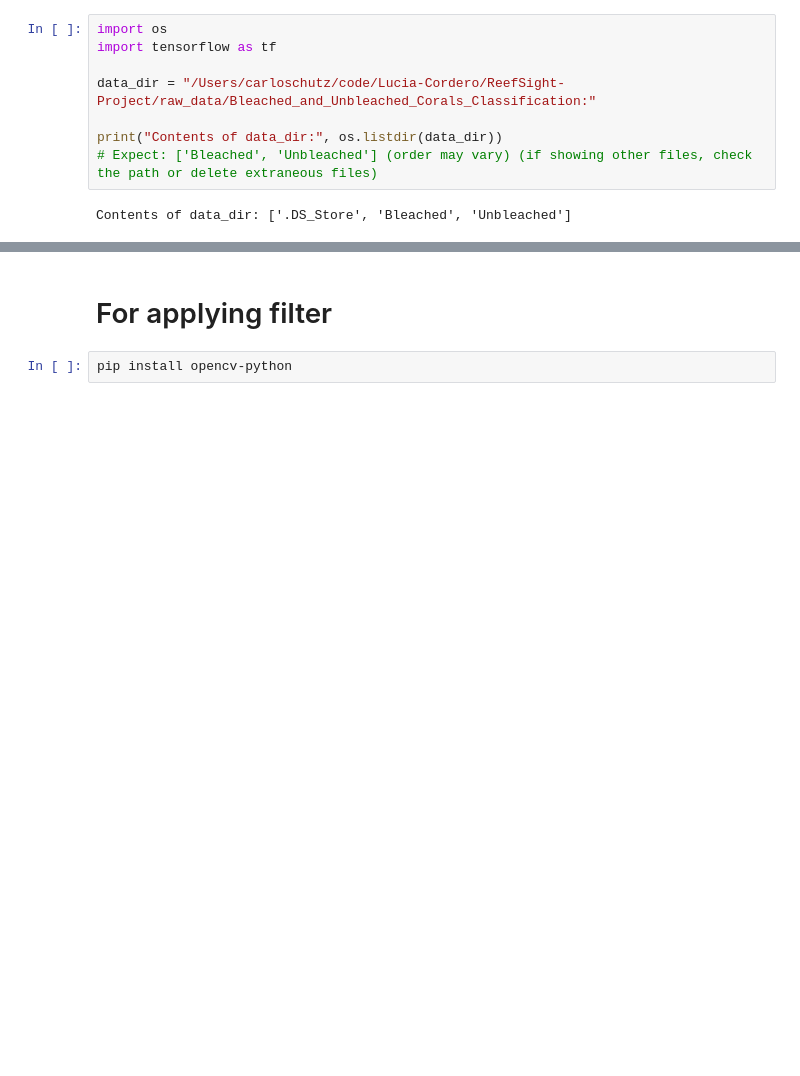
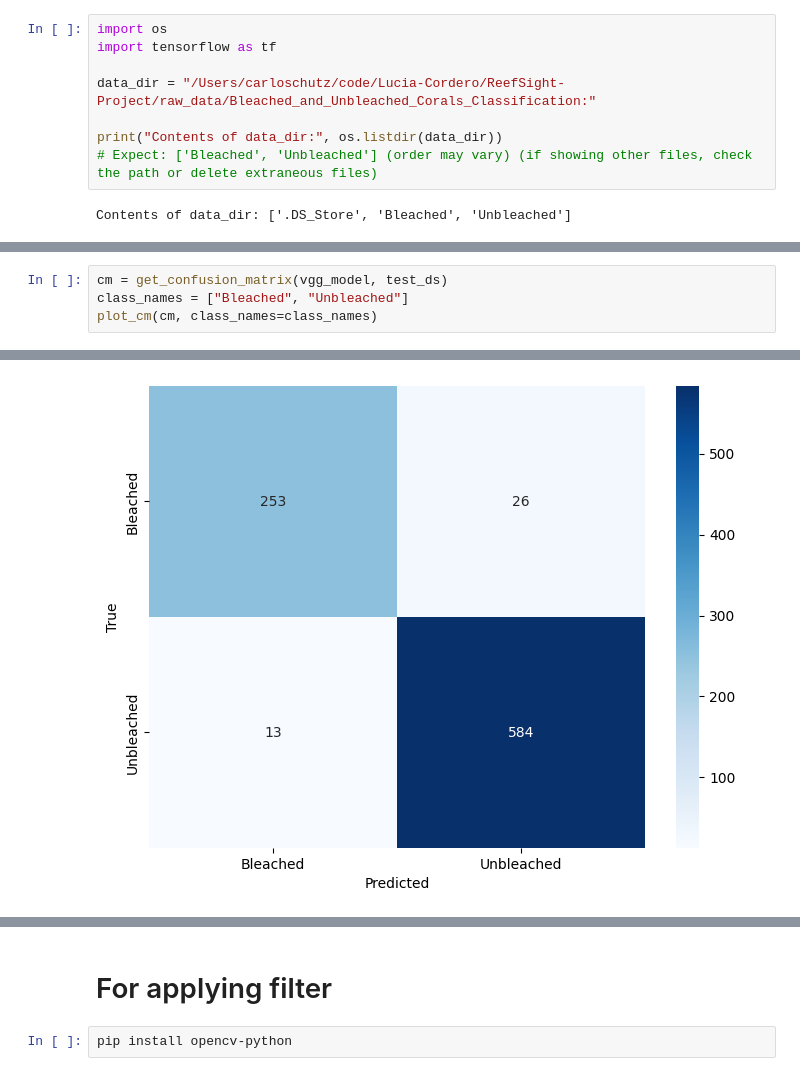
Before and after one commit to Lucia-Cordero/ReefSight-Project, a Jupyter notebook: notebooks/vgg16_baseline_image_model.ipynb, the cells around one changed output, grey strips where cells are left out. Drawn from its saved outputs; the diff is of its cells as text; blank space fills up the shorter version.

```diff
--- a/notebooks/vgg16_baseline_image_model.ipynb
+++ b/notebooks/vgg16_baseline_image_model.ipynb
@@ -174,0 +275,5 @@ Validation accuracy: 0.970588207244873
+# %%
+cm = get_confusion_matrix(vgg_model, test_ds)
+class_names = ["Bleached", "Unbleached"]
+plot_cm(cm, class_names=class_names)
+# %% [output]
@@ -174,0 +298 @@ Validation accuracy: 0.970588207244873
+[figure, added]
```
Also changed, not shown: parts of 22 cells of this notebook.
